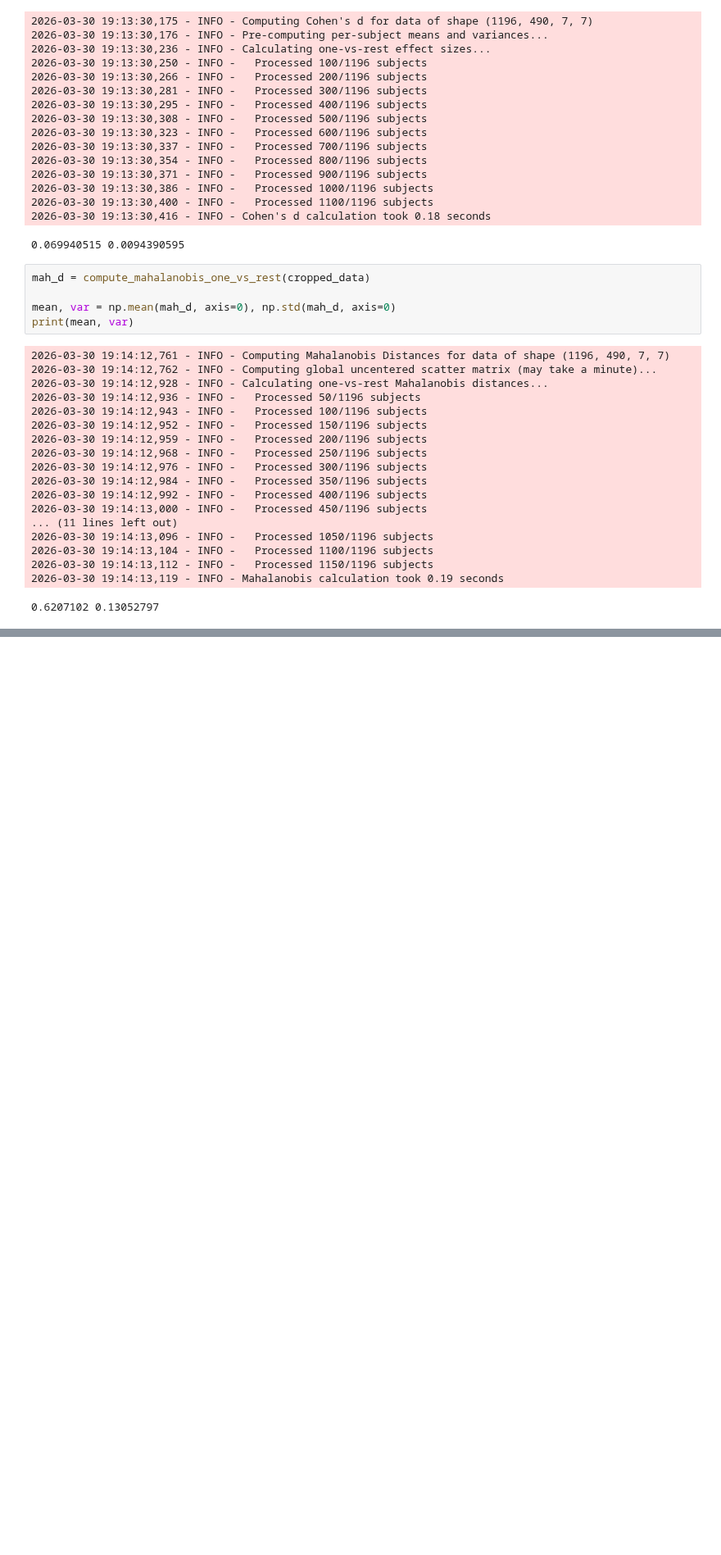
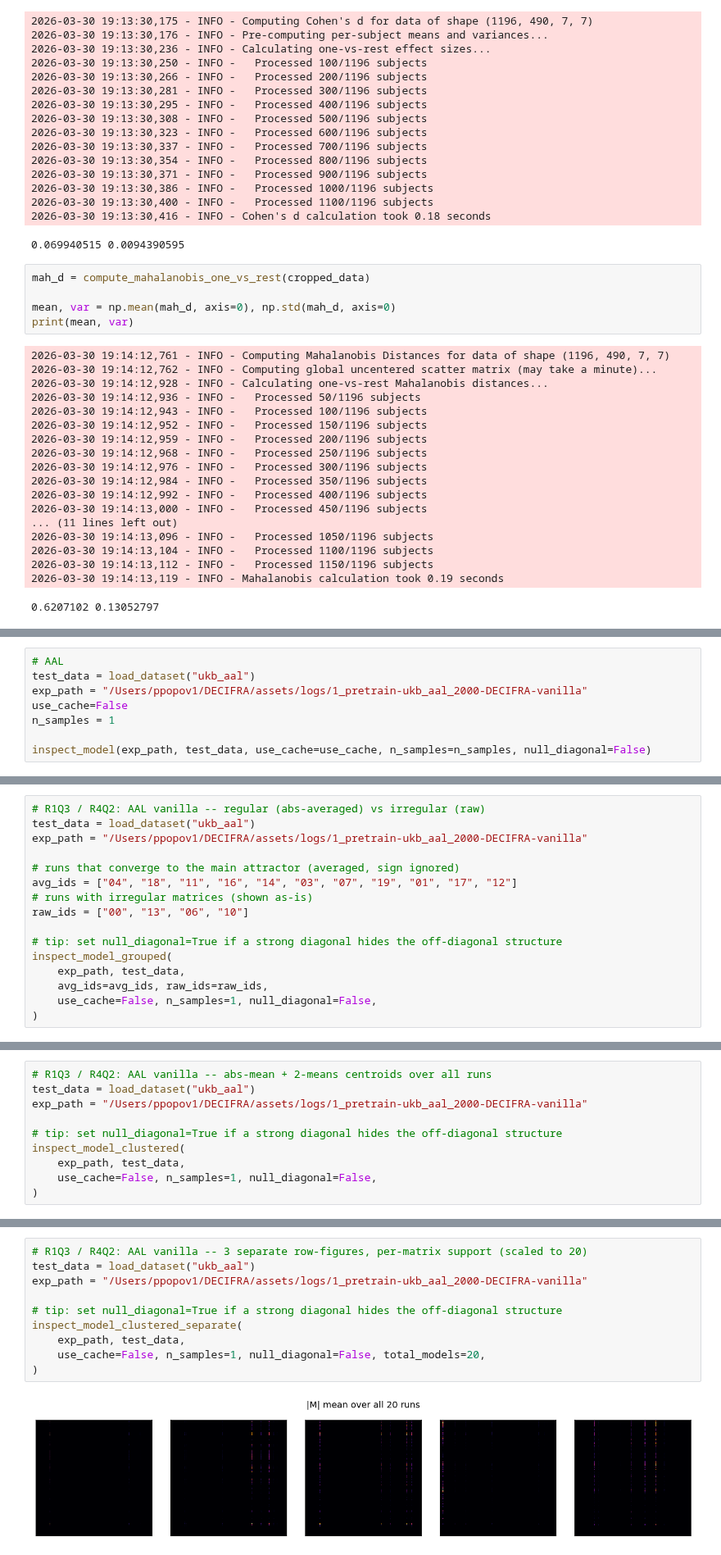
Before and after one commit to neuroneural/DECIFRA, a Jupyter notebook: scripts/notebooks/plot_matrices.ipynb, the cells around one changed output, grey strips where cells are left out. Shown at 82% size. Cells and saved outputs as stored; diff of their text form; blank space fills up the shorter version.

```diff
--- a/scripts/notebooks/plot_matrices.ipynb
+++ b/scripts/notebooks/plot_matrices.ipynb
@@ -439,0 +448,8 @@ print(mean, var)
+# %%
+# AAL
+test_data = load_dataset("ukb_aal")
+exp_path = "/Users/ppopov1/DECIFRA/assets/logs/1_pretrain-ukb_aal_2000-DECIFRA-vanilla"
+use_cache=False
+n_samples = 1
+
+inspect_model(exp_path, test_data, use_cache=use_cache, n_samples=n_samples, null_diagonal=False)
@@ -439,0 +542,16 @@ print(mean, var)
+# %%
+# R1Q3 / R4Q2: AAL vanilla -- regular (abs-averaged) vs irregular (raw)
+test_data = load_dataset("ukb_aal")
+exp_path = "/Users/ppopov1/DECIFRA/assets/logs/1_pretrain-ukb_aal_2000-DECIFRA-vanilla"
+
+# runs that converge to the main attractor (averaged, sign ignored)
+avg_ids = ["04", "18", "11", "16", "14", "03", "07", "19", "01", "17", "12"]
+# runs with irregular matrices (shown as-is)
+raw_ids = ["00", "13", "06", "10"]
+
+# tip: set null_diagonal=True if a strong diagonal hides the off-diagonal structure
+inspect_model_grouped(
+    exp_path, test_data,
+    avg_ids=avg_ids, raw_ids=raw_ids,
+    use_cache=False, n_samples=1, null_diagonal=False,
+)
@@ -439,0 +675,10 @@ print(mean, var)
+# %%
+# R1Q3 / R4Q2: AAL vanilla -- abs-mean + 2-means centroids over all runs
+test_data = load_dataset("ukb_aal")
+exp_path = "/Users/ppopov1/DECIFRA/assets/logs/1_pretrain-ukb_aal_2000-DECIFRA-vanilla"
+
+# tip: set null_diagonal=True if a strong diagonal hides the off-diagonal structure
+inspect_model_clustered(
+    exp_path, test_data,
+    use_cache=False, n_samples=1, null_diagonal=False,
+)
@@ -439,0 +826,12 @@ print(mean, var)
+# %%
+# R1Q3 / R4Q2: AAL vanilla -- 3 separate row-figures, per-matrix support (scaled to 20)
+test_data = load_dataset("ukb_aal")
+exp_path = "/Users/ppopov1/DECIFRA/assets/logs/1_pretrain-ukb_aal_2000-DECIFRA-vanilla"
+
+# tip: set null_diagonal=True if a strong diagonal hides the off-diagonal structure
+inspect_model_clustered_separate(
+    exp_path, test_data,
+    use_cache=False, n_samples=1, null_diagonal=False, total_models=20,
+)
+# %% [output]
+[figure, added]
```
Also changed, not shown: parts of 15 cells of this notebook, 7 other files.
